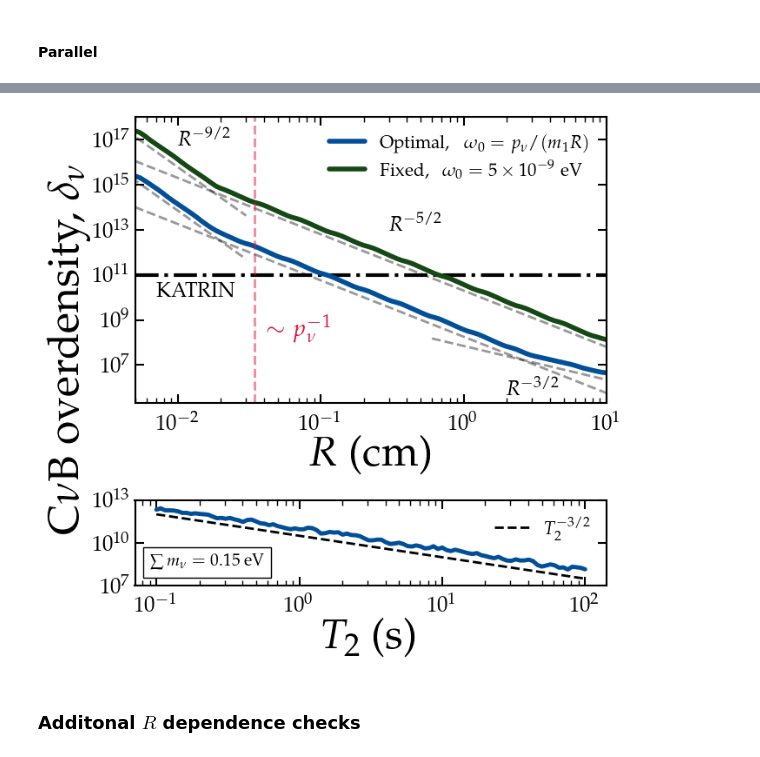
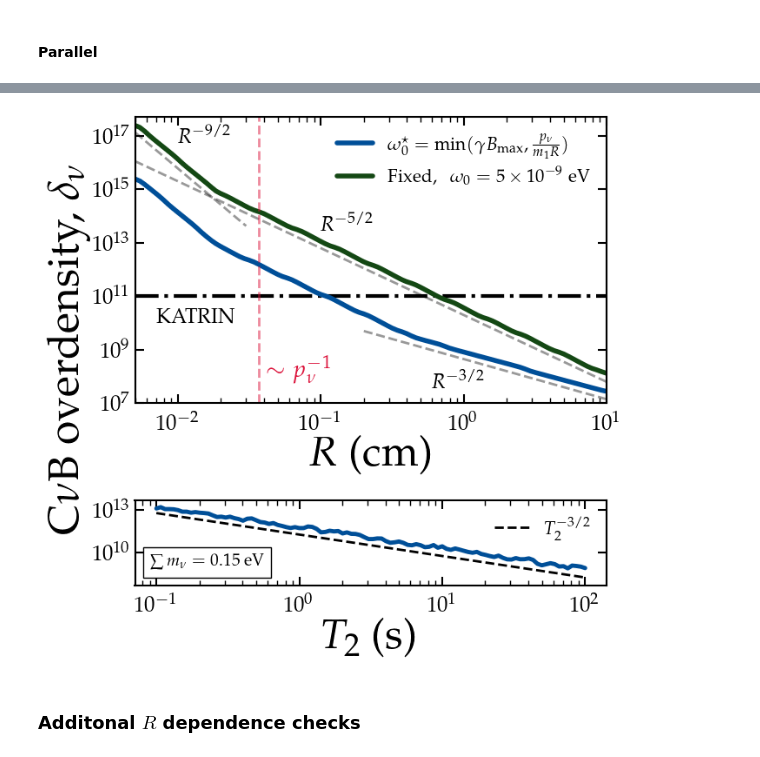
Before and after one commit to gpierobon/pyOpenNu, a Jupyter notebook: notebooks/chi.ipynb, the cells around one changed output, grey strips where cells are left out. Saved outputs shown, nothing was run; the diff lists cells and outputs as text; code cells hidden in the pictures.

```diff
--- a/notebooks/chi.ipynb
+++ b/notebooks/chi.ipynb
@@ -197,7 +190,7 @@ norm = 1000**(3/2)*10
 r1 = np.geomspace(0.001, 0.03, 30)
 r2 = np.geomspace(0.05, 10, 30)
 r3 = np.geomspace(0.1, 10, 30)
-r4 = np.geomspace(0.6, 10, 30)
+r4 = np.geomspace(0.2, 10, 30)
 
 fig = plt.figure(figsize=(7,7))
 
@@ -211,7 +204,7 @@ rl, der = np.loadtxt(main_dir+'/data/R_dep_opt_v2.txt', unpack=True)
 rl, der2 = np.loadtxt(main_dir+'/data/R_dep_v2.txt', unpack=True)
 #plt.loglog(rl, sn.gaussian_filter(dell_r, sigma=ss)/norm, label=r'$\omega_0=p_{\nu}/(m_1 R)$', c='#004f98', lw=4)
 #plt.loglog(rl, sn.gaussian_filter(dell_r2, sigma=ss)/norm, label=r'$\omega_0=5\times 10^{-9}$ eV', c='#144814',lw=4)
-ax0.loglog(rl, der/norm, label=r'Optimal, ~~$\omega_0=p_{\nu}/(m_1 R)$', c='#004f98', lw=4)
+ax0.loglog(rl, der/norm, label=r'$\omega^\star_0=\min(\gamma B_{\rm max}, \frac{p_{\nu}}{m_1 R})$', c='#004f98', lw=4)
 ax0.loglog(rl, der2/norm, label=r'Fixed, ~~$\omega_0=5\times 10^{-9}$ eV', c='#144814',lw=4)
 
 
@@ -221,54 +214,54 @@ lw1 = 2
 alp = 0.4
 ax0.loglog(r1, 6e6*r1**(-9/2),  ls='--', c='k', lw=lw1, alpha=alp)
 ax0.loglog(rl, 2e10*rl**(-5/2), ls='--', c='k', lw=lw1, alpha=alp)
-ax0.loglog(r1, 7e4*r1**(-9/2),  ls='--', c='k', lw=lw1, alpha=alp)
-ax0.loglog(rl, 1.8e8*rl**(-5/2), ls='--', c='k', lw=lw1, alpha=alp)
-ax0.loglog(r4, 7e7*r4**(-3/2),  ls='--', c='k', lw=lw1, alpha=alp)
-ax0.axvline(1/29, alpha=0.5, lw=2, c='crimson', ls='--')
-ax0.text(0.042, 2e8, r'$\sim p^{-1}_\nu$', c='crimson')
+#ax0.loglog(r1, 7e4*r1**(-9/2),  ls='--', c='k', lw=lw1, alpha=alp)
+#ax0.loglog(rl, 1.8e8*rl**(-5/2), ls='--', c='k', lw=lw1, alpha=alp)
+ax0.loglog(r4, 4.5e8*r4**(-3/2),  ls='--', c='k', lw=lw1, alpha=alp)
+ax0.axvline(1/27, alpha=0.5, lw=2, c='crimson', ls='--')
+ax0.text(0.042, 1e8, r'$\sim p^{-1}_\nu$', c='crimson')
 
 ttfs = 17
 
 ax0.text(7e-3, 1e10, 'KATRIN', fontsize=17, c=ck)
 ax0.text(0.01, 6e16, r'$R^{-9/2}$', fontsize=ttfs)
-ax0.text(0.3,  1e13, r'$R^{-5/2}$', fontsize=ttfs)
-ax0.text(2,  5e5, r'$R^{-3/2}$', fontsize=ttfs)
+ax0.text(0.1,  3e13, r'$R^{-5/2}$', fontsize=ttfs)
+ax0.text(0.6,  4e7, r'$R^{-3/2}$', fontsize=ttfs)
 
 ax0.set_xlim(5e-3, 10)
-ax0.set_ylim(2e5, 1e18)
+ax0.set_ylim(1e7, 5e17)
 
 ax0.set_xlabel(r'$R$ (cm)', labelpad=0)
 ax0.legend(loc=1)
 
 t2l, me_t = np.loadtxt(main_dir+'data/T2_dep.txt', unpack=True)
 de, _, _ , _  = on.find_delta(10, 0.15, T2=0.1, Nshots=100, seed=24, d_init=1e8, d_fin=1e14, ndelta=200, mode='sum')
 norm11 = de/np.sqrt(10)
 norm = norm11
 
 ax1.loglog(t2l, me_t*norm, lw=3.5, c='#004f98')
 ax1.loglog(t2l, 0.015*t2l**(-1.5)*norm, ls='--', label=r'$T_2^{-3/2}$', c='k', alpha=1, lw=2)
 
 ax1.set_xlabel(r'$T_2$ (s)', labelpad=0)
 #ax1.set_ylabel(r'$\delta_{\nu}$ [a.u.]')
 ax1.legend()
-ax1.set_ylim(1e7, 1e13)
+ax1.set_ylim(5e7, 5e13)
 
 text_box = AnchoredText(
     #r"$m_1=0.05$ eV",
     r"$\sum m_\nu=0.15$ eV",
     loc=3,
     frameon=True,
     prop=dict(size=14)
 )
 ax1.add_artist(text_box)
 
 
 label = fig.supylabel(r'C$\nu$B overdensity, $\delta_{\nu}$', fontsize=36)
 label.set_position((-0.02,0.5))
 plt.show()
-#fig.savefig(main_dir+'plots/deltaR_T2_scaling.pdf', bbox_inches='tight')
+fig.savefig(main_dir+'plots/deltaR_T2_scaling.pdf', bbox_inches='tight')
 # %% [output]
-[figure, old version]
+[figure, new version]
 # %% [markdown]
 ### Additonal $R$ dependence checks
 # %%
```
Also changed, not shown: parts of 21 cells of this notebook, 1 other file.
